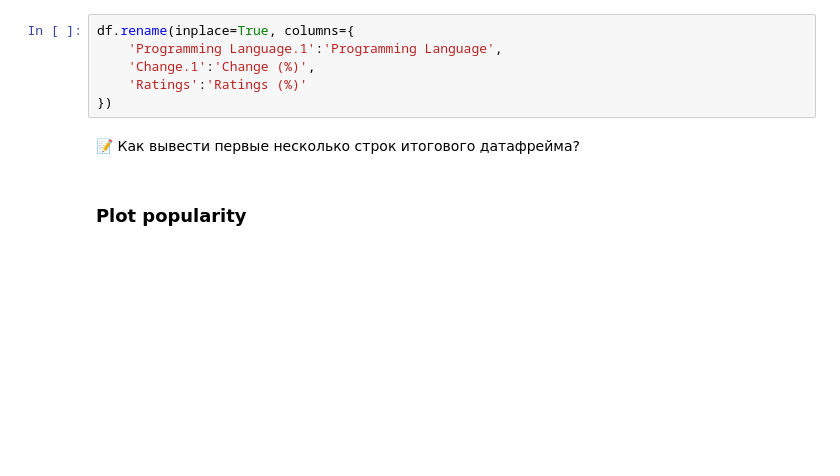
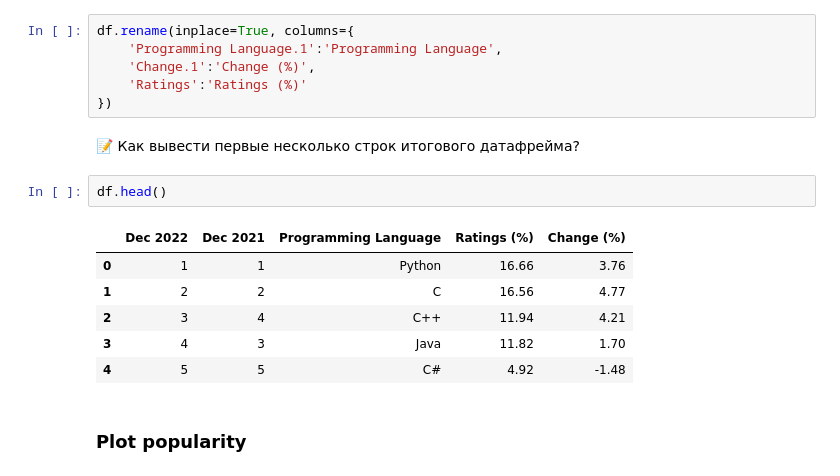
Before and after one commit to python-with-tim/course, a Jupyter notebook: class_1_24_dec/with_exercises.ipynb, the cells around one changed output. Saved outputs shown, nothing was run; the diff lists cells and outputs as text; blank space fills up the shorter version.

```diff
--- a/class_1_24_dec/with_exercises.ipynb
+++ b/class_1_24_dec/with_exercises.ipynb
@@ -98,6 +160,15 @@ df.rename(inplace=True, columns={
 })
 # %% [markdown]
 📝 Как вывести первые несколько строк итогового датафрейма?
+# %%
+df.head()
+# %% [output]
+|  | Dec 2022 | Dec 2021 | Programming Language | Ratings (%) | Change (%) |
+| 0 | 1 | 1 | Python | 16.66 | 3.76 |
+| 1 | 2 | 2 | C | 16.56 | 4.77 |
+| 2 | 3 | 4 | C++ | 11.94 | 4.21 |
+| 3 | 4 | 3 | Java | 11.82 | 1.70 |
+| 4 | 5 | 5 | C# | 4.92 | -1.48 |
 # %% [markdown]
 ### Plot popularity
 # %% [markdown]
```
Also changed, not shown: parts of 18 cells of this notebook, 2 other files.
